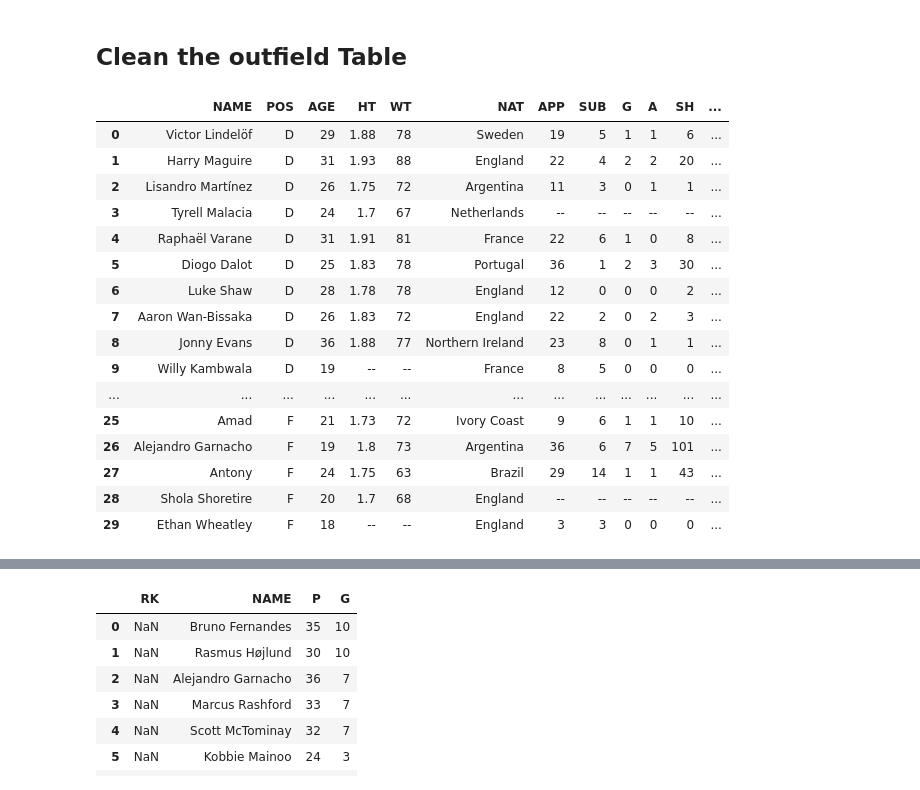
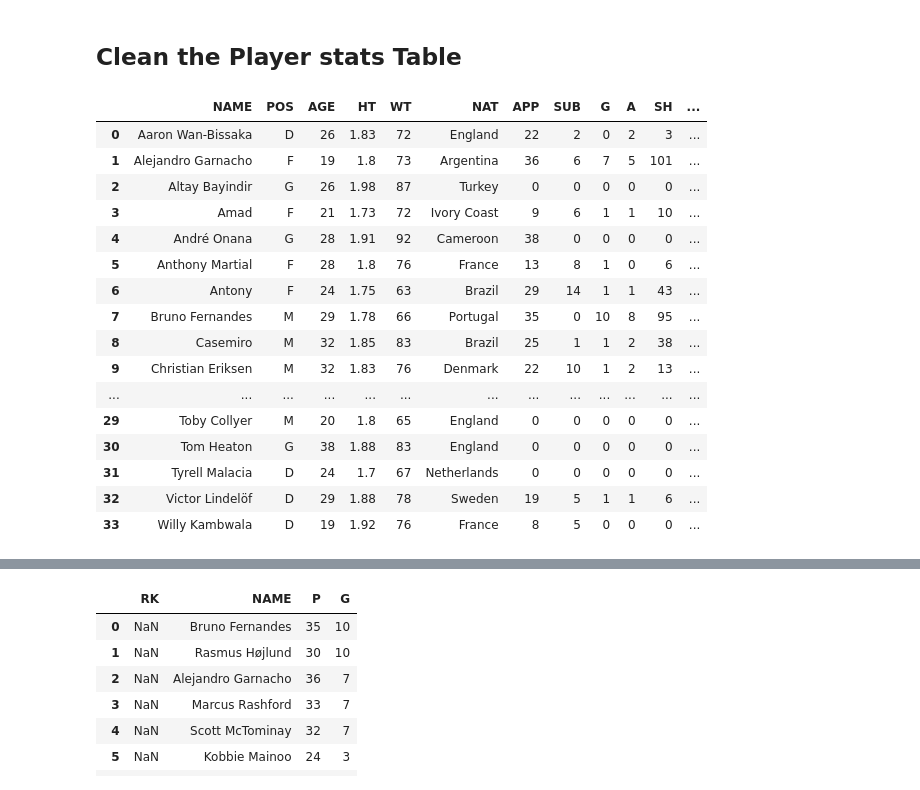
Before and after one commit to thapelomaloka/Man-United-2023-2024-Analysis, a Jupyter notebook: data cleaning.ipynb, the cells around one changed output, grey strips where cells are left out. Drawn from its saved outputs; the diff is of its cells as text; code cells hidden in the pictures.

Commit message:
Clean data done

```diff
--- a/data cleaning.ipynb
+++ b/data cleaning.ipynb
@@ -1,4 +1,4 @@
 # %%
 import pandas as pd
 # %%
-outfieldPl = pd.read_csv("Outfield Players.csv")
+PlayerStats = pd.read_csv("Player Stats.csv")
@@ -25,26 +25,26 @@ outfieldPl.sort_values('APP')
 # %% [markdown]
-## Clean the outfield Table
+## Clean the Player stats Table
 # %%
 # Remove 'm' from the 'HT' column
 
-outfieldPl["HT"] = outfieldPl["HT"].str.replace("m", "")
-outfieldPl["WT"] = outfieldPl["WT"].str.replace("kg", "")
-outfieldPl
+PlayerStats["HT"] = PlayerStats["HT"].str.replace("m", "")
+PlayerStats["WT"] = PlayerStats["WT"].str.replace("kg", "")
+PlayerStats
 # %% [output]
 |  | NAME | POS | AGE | HT | WT | NAT | APP | SUB | G | A | SH | ... |
-| 0 | Victor Lindelöf | D | 29 | 1.88 | 78 | Sweden | 19 | 5 | 1 | 1 | 6 | ... |
-| 1 | Harry Maguire | D | 31 | 1.93 | 88 | England | 22 | 4 | 2 | 2 | 20 | ... |
-| 2 | Lisandro Martínez | D | 26 | 1.75 | 72 | Argentina | 11 | 3 | 0 | 1 | 1 | ... |
-| 3 | Tyrell Malacia | D | 24 | 1.7 | 67 | Netherlands | -- | -- | -- | -- | -- | ... |
-| 4 | Raphaël Varane | D | 31 | 1.91 | 81 | France | 22 | 6 | 1 | 0 | 8 | ... |
-| 5 | Diogo Dalot | D | 25 | 1.83 | 78 | Portugal | 36 | 1 | 2 | 3 | 30 | ... |
-| 6 | Luke Shaw | D | 28 | 1.78 | 78 | England | 12 | 0 | 0 | 0 | 2 | ... |
-| 7 | Aaron Wan-Bissaka | D | 26 | 1.83 | 72 | England | 22 | 2 | 0 | 2 | 3 | ... |
-| 8 | Jonny Evans | D | 36 | 1.88 | 77 | Northern Ireland | 23 | 8 | 0 | 1 | 1 | ... |
-| 9 | Willy Kambwala | D | 19 | -- | -- | France | 8 | 5 | 0 | 0 | 0 | ... |
+| 0 | Aaron Wan-Bissaka | D | 26 | 1.83 | 72 | England | 22 | 2 | 0 | 2 | 3 | ... |
+| 1 | Alejandro Garnacho | F | 19 | 1.8 | 73 | Argentina | 36 | 6 | 7 | 5 | 101 | ... |
+| 2 | Altay Bayindir | G | 26 | 1.98 | 87 | Turkey | 0 | 0 | 0 | 0 | 0 | ... |
+| 3 | Amad | F | 21 | 1.73 | 72 | Ivory Coast | 9 | 6 | 1 | 1 | 10 | ... |
+| 4 | André Onana | G | 28 | 1.91 | 92 | Cameroon | 38 | 0 | 0 | 0 | 0 | ... |
+| 5 | Anthony Martial | F | 28 | 1.8 | 76 | France | 13 | 8 | 1 | 0 | 6 | ... |
+| 6 | Antony | F | 24 | 1.75 | 63 | Brazil | 29 | 14 | 1 | 1 | 43 | ... |
+| 7 | Bruno Fernandes | M | 29 | 1.78 | 66 | Portugal | 35 | 0 | 10 | 8 | 95 | ... |
+| 8 | Casemiro | M | 32 | 1.85 | 83 | Brazil | 25 | 1 | 1 | 2 | 38 | ... |
+| 9 | Christian Eriksen | M | 32 | 1.83 | 76 | Denmark | 22 | 10 | 1 | 2 | 13 | ... |
 | ... | ... | ... | ... | ... | ... | ... | ... | ... | ... | ... | ... | ... |
-| 25 | Amad | F | 21 | 1.73 | 72 | Ivory Coast | 9 | 6 | 1 | 1 | 10 | ... |
-| 26 | Alejandro Garnacho | F | 19 | 1.8 | 73 | Argentina | 36 | 6 | 7 | 5 | 101 | ... |
-| 27 | Antony | F | 24 | 1.75 | 63 | Brazil | 29 | 14 | 1 | 1 | 43 | ... |
-| 28 | Shola Shoretire | F | 20 | 1.7 | 68 | England | -- | -- | -- | -- | -- | ... |
-| 29 | Ethan Wheatley | F | 18 | -- | -- | England | 3 | 3 | 0 | 0 | 0 | ... |
+| 29 | Toby Collyer | M | 20 | 1.8 | 65 | England | 0 | 0 | 0 | 0 | 0 | ... |
+| 30 | Tom Heaton | G | 38 | 1.88 | 83 | England | 0 | 0 | 0 | 0 | 0 | ... |
+| 31 | Tyrell Malacia | D | 24 | 1.7 | 67 | Netherlands | 0 | 0 | 0 | 0 | 0 | ... |
+| 32 | Victor Lindelöf | D | 29 | 1.88 | 78 | Sweden | 19 | 5 | 1 | 1 | 6 | ... |
+| 33 | Willy Kambwala | D | 19 | 1.92 | 76 | France | 8 | 5 | 0 | 0 | 0 | ... |
```
Also changed, not shown: parts of 16 cells of this notebook, 5 other files.
